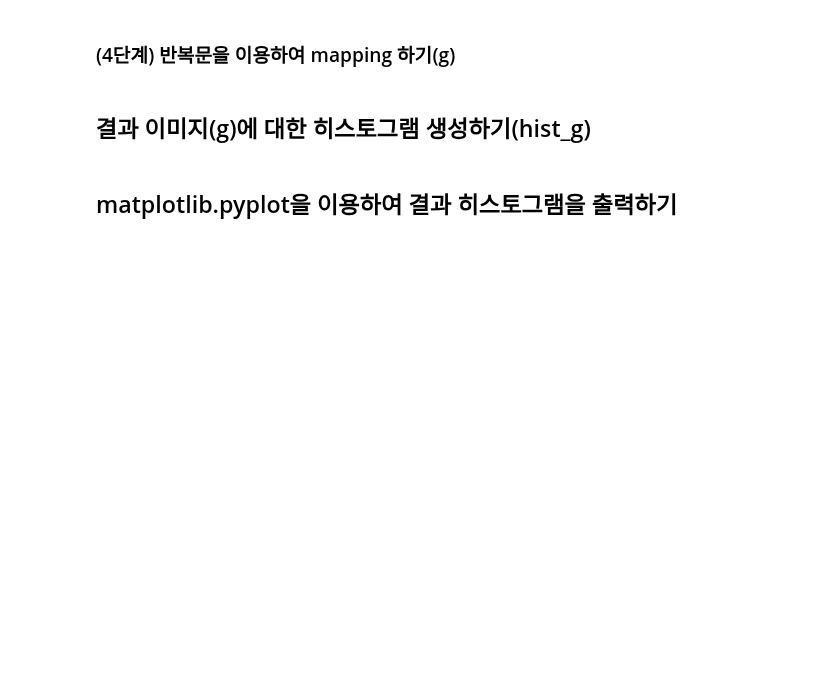
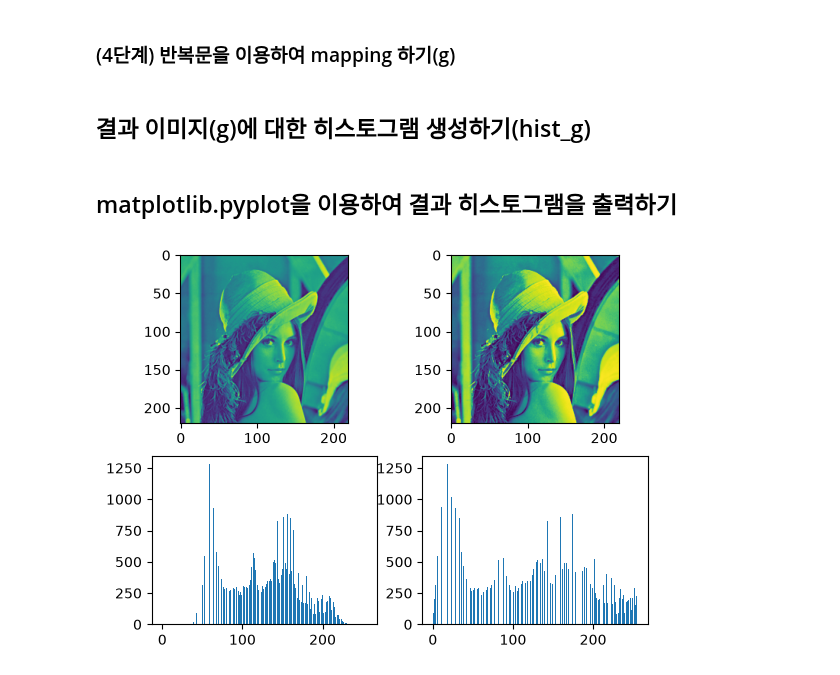
Before and after one commit to taewhan29/2026-2_Base_Env, a Jupyter notebook: computer_vision/chap03_student/chap03_student/chapter3_5.ipynb, the cells around one changed output. Cells and saved outputs as stored; diff of their text form; code cells hidden in the pictures; blank space fills up the shorter version.

```diff
--- a/computer_vision/chap03_student/chap03_student/chapter3_5.ipynb
+++ b/computer_vision/chap03_student/chap03_student/chapter3_5.ipynb
@@ -25,22 +33,39 @@ hist_f =
 # %% [markdown]
 ### (2단계) 히스토그램에 대한 누적분포함수 생성하기(cdf_f)
 # %%
-cdf_f =
+cdf_f = np.cumsum(hist_f)/N
+# print(cdf_f)
 # %% [markdown]
 ### (3단계) 맵 생성하기(map_f)
 # %%
-map_f =
+map_f = np.round(cdf_f * (L-1)).astype("uint8")
+# print(map_f)
 # %% [markdown]
 ### (4단계) 반복문을 이용하여 mapping 하기(g)
 # %%
-g =
+g = np.zeros((h,w))
+
+for x in range(h):
+    for y in range(w):
+        g[x,y] = map_f[f[x,y]]
+g = np.uint8(g)
+# print(g)
 # %% [markdown]
 ## 결과 이미지(g)에 대한 히스토그램 생성하기(hist_g)
 # %%
-hist_g =
+hist_g = np.zeros(num_bin)
+for x in range (0,h):
+    for y in range(0,w):
+        hist_g[g[x,y]] += 1
+
+# print(g)
 # %% [markdown]
 ## matplotlib.pyplot을 이용하여 결과 히스토그램을 출력하기
 # %%
-plt.subplot()
-plt.imshow(,cmap="gray")
-plt.bar()
+plt.subplot(2,2,1), plt.imshow(f)
+plt.subplot(2,2,2), plt.imshow(g)
+plt.subplot(2,2,3), plt.bar(np.arange(0,L),hist_f)
+plt.subplot(2,2,4), plt.bar(np.arange(0,L),hist_g)
+plt.show()
+# %% [output]
+[figure, added]
```
Also changed, not shown: parts of 3 cells of this notebook, 1 other file.
